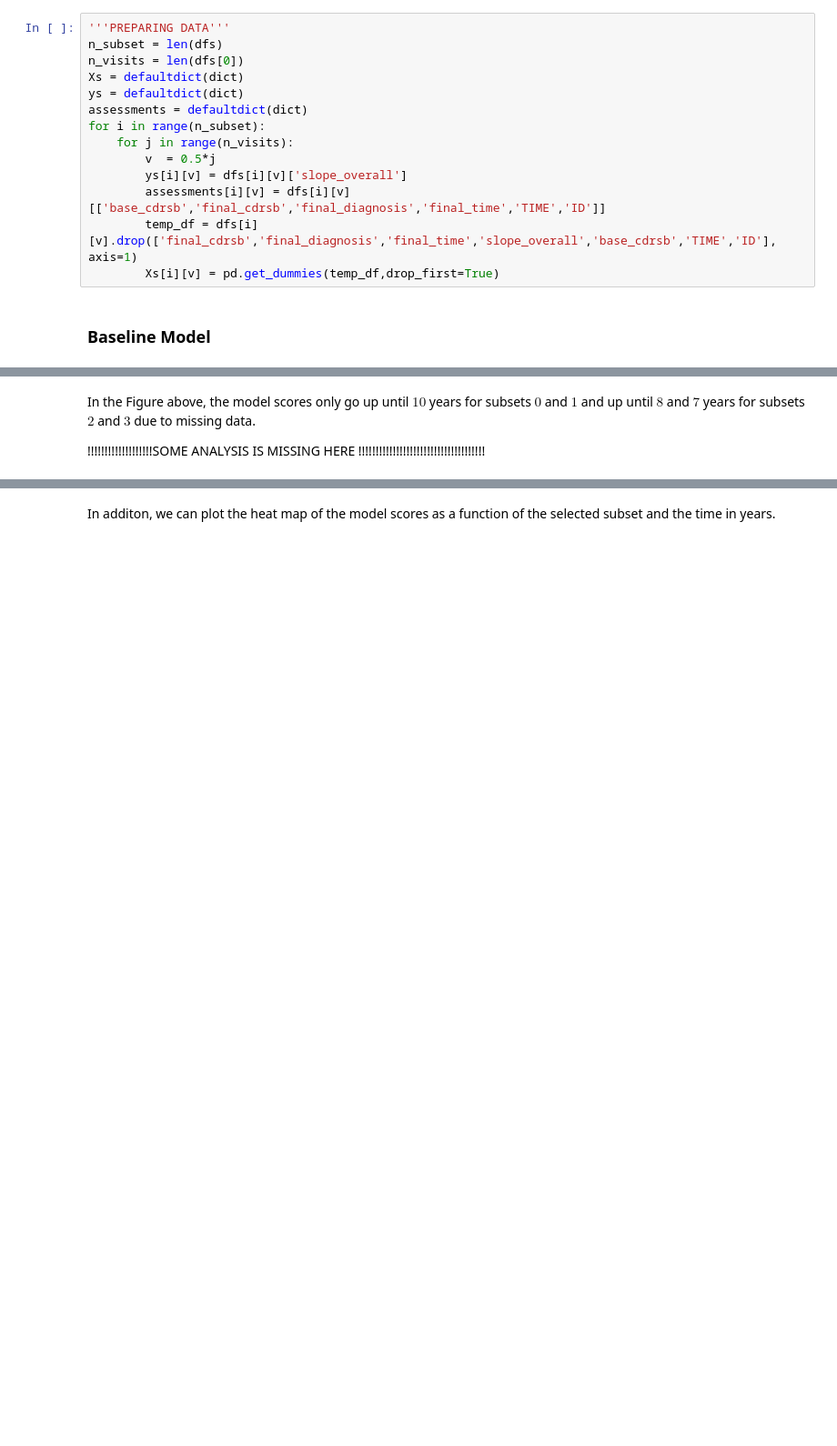
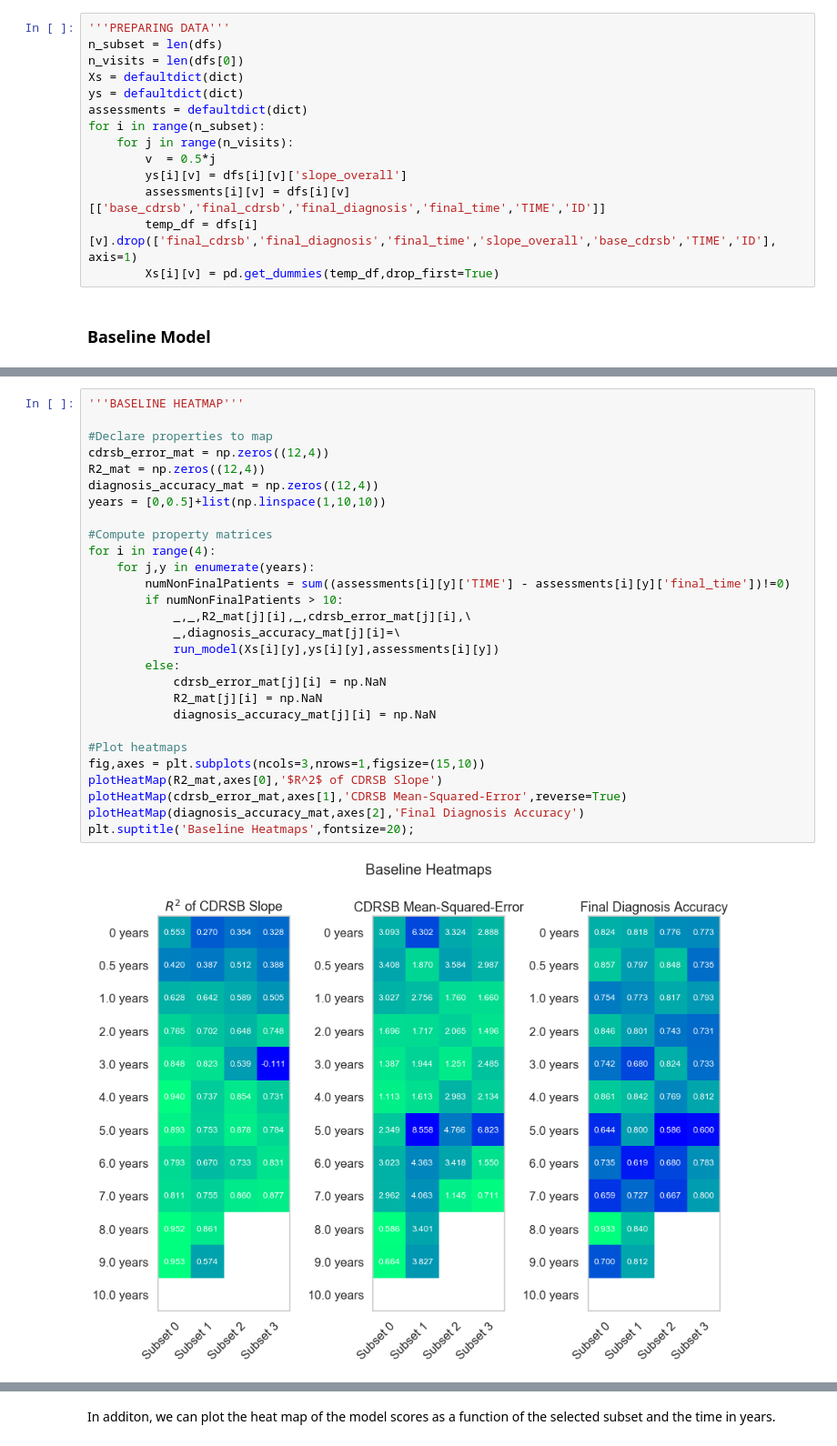
Before and after one commit to damela/CS209A_AD_Project, a Jupyter notebook: notebooks/Models_combined.ipynb, the cells around one changed output, grey strips where cells are left out. Shown at 91% size. Drawn from its saved outputs; the diff is of its cells as text; blank space fills up the shorter version.

```diff
--- a/notebooks/Models_combined.ipynb
+++ b/notebooks/Models_combined.ipynb
@@ -516,4 +511,30 @@ plt.subplots_adjust(top=0.9);
-# %% [markdown]
-In the Figure above, the model scores only go up until $10$ years for subsets $0$ and $1$ and up until $8$ and $7$ years for subsets $2$ and $3$ due to missing data.
-
-!!!!!!!!!!!!!!!!!!!SOME ANALYSIS IS MISSING HERE !!!!!!!!!!!!!!!!!!!!!!!!!!!!!!!!!!!!!
+# %%
+'''BASELINE HEATMAP'''
+
+#Declare properties to map
+cdrsb_error_mat = np.zeros((12,4))
+R2_mat = np.zeros((12,4))
+diagnosis_accuracy_mat = np.zeros((12,4))
+years = [0,0.5]+list(np.linspace(1,10,10))
+
+#Compute property matrices
+for i in range(4):
+    for j,y in enumerate(years):
+        numNonFinalPatients = sum((assessments[i][y]['TIME'] - assessments[i][y]['final_time'])!=0)
+        if numNonFinalPatients > 10:
+            _,_,R2_mat[j][i],_,cdrsb_error_mat[j][i],\
+            _,diagnosis_accuracy_mat[j][i]=\
+            run_model(Xs[i][y],ys[i][y],assessments[i][y])
+        else:
+            cdrsb_error_mat[j][i] = np.NaN
+            R2_mat[j][i] = np.NaN
+            diagnosis_accuracy_mat[j][i] = np.NaN
+
+#Plot heatmaps
+fig,axes = plt.subplots(ncols=3,nrows=1,figsize=(15,10))
+plotHeatMap(R2_mat,axes[0],'$R^2$ of CDRSB Slope')
+plotHeatMap(cdrsb_error_mat,axes[1],'CDRSB Mean-Squared-Error',reverse=True)
+plotHeatMap(diagnosis_accuracy_mat,axes[2],'Final Diagnosis Accuracy')
+plt.suptitle('Baseline Heatmaps',fontsize=20);
+# %% [output]
+[figure, added]
```
Also changed, not shown: parts of 15 cells of this notebook.
